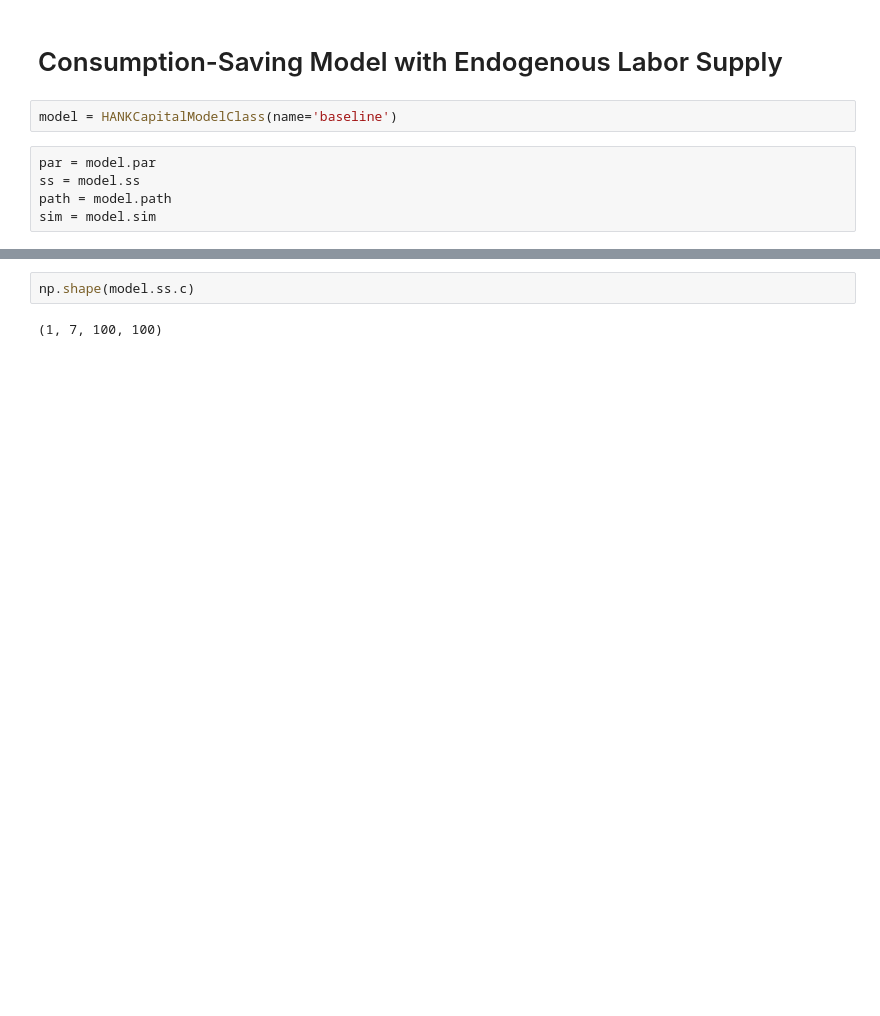
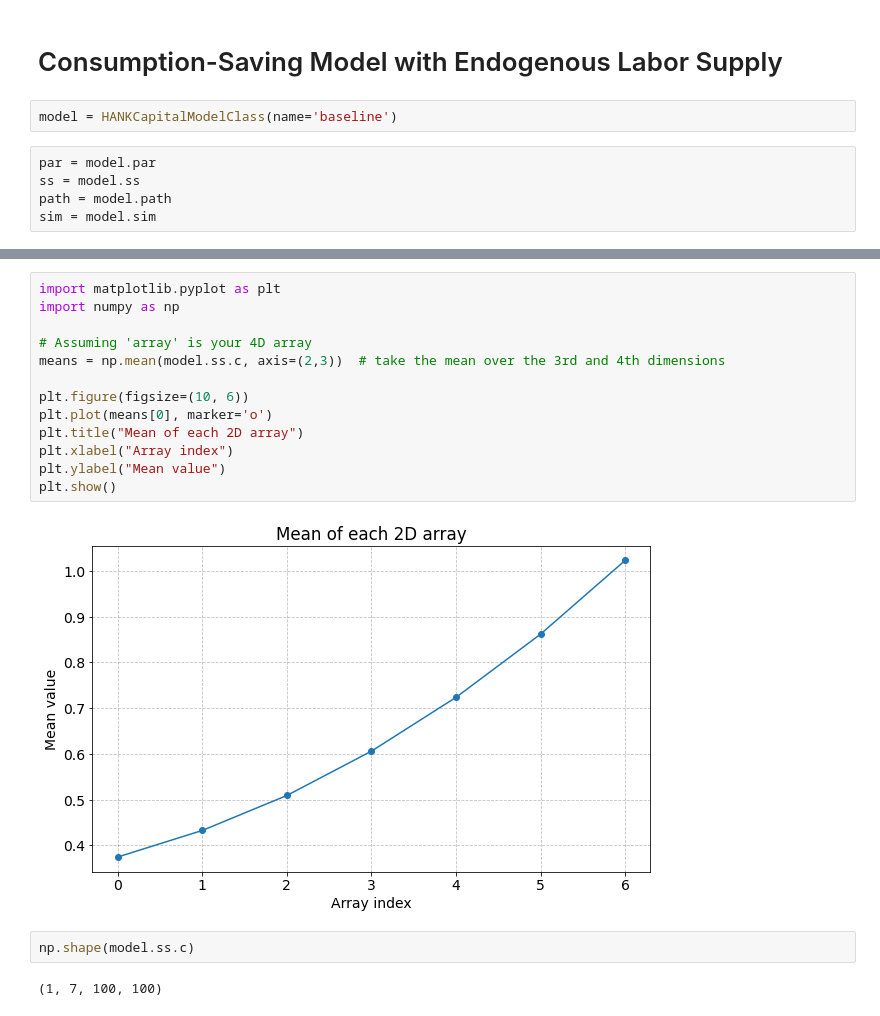
Before and after one commit to Bernseng/Seminar-oekonomisk-og-social-ulighed, a Jupyter notebook: HANK.ipynb, the cells around one changed output, grey strips where cells are left out. Drawn from its saved outputs; the diff is of its cells as text; blank space fills up the shorter version.

```diff
--- a/HANK.ipynb
+++ b/HANK.ipynb
@@ -56,3 +40,18 @@ for i in range(7):
+# %%
+import matplotlib.pyplot as plt
+import numpy as np
+
+# Assuming 'array' is your 4D array
+means = np.mean(model.ss.c, axis=(2,3))  # take the mean over the 3rd and 4th dimensions
+
+plt.figure(figsize=(10, 6))
+plt.plot(means[0], marker='o')
+plt.title("Mean of each 2D array")
+plt.xlabel("Array index")
+plt.ylabel("Mean value")
+plt.show()
+# %% [output]
+[figure, added]
 # %%
 np.shape(model.ss.c)
 # %% [output]
```
Also changed, not shown: parts of 2 cells of this notebook.
